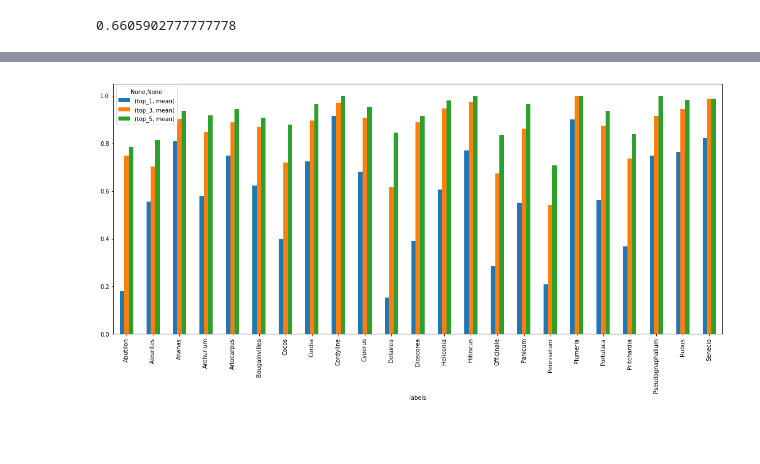
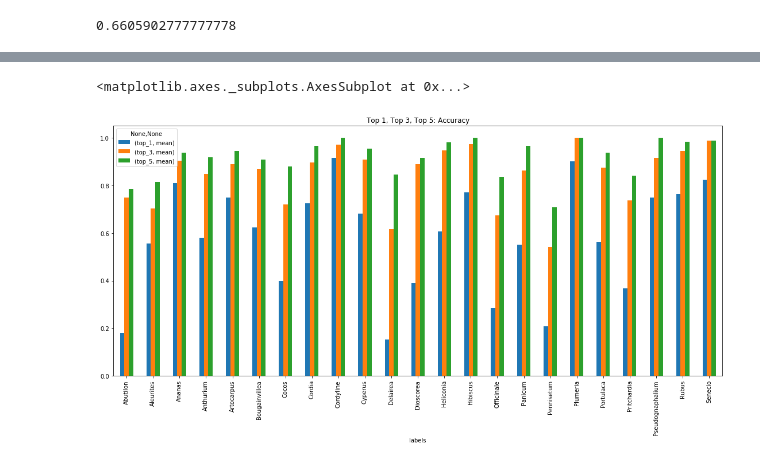
Before and after one commit to HACC2018/ohia.ai, a Jupyter notebook: machine_learning/accuracy_mobilenetv1.ipynb, the cells around one changed output, grey strips where cells are left out. Saved outputs shown, nothing was run; the diff lists cells and outputs as text; code cells hidden in the pictures; blank space fills up the shorter version.

```diff
--- a/machine_learning/accuracy_mobilenetv1.ipynb
+++ b/machine_learning/accuracy_mobilenetv1.ipynb
@@ -127,3 +137,13 @@ accuracy_sort[:,-1].mean()
 top_1 = accuracy_sort[:,-1:].sum(axis=1)>0
 top_3 = accuracy_sort[:,-3:].sum(axis=1)>0
 top_5 = accuracy_sort[:,-5:].sum(axis=1)>0
+
+comb_all = pd.DataFrame({
+    "labels": valid_labels,
+    "top_1": top_1,
+    "top_3": top_3,
+    "top_5": top_5
+})
+comb_all = comb_all.groupby(["labels"])
+comb_all = comb_all.agg(['mean'])
+comb_all.head(100)
@@ -162,5 +170,6 @@ comb.head(100)
 # %%
 import matplotlib.pyplot as plt
-plot = comb.plot.bar(figsize=(19,8))
+comb_all.plot.bar(figsize=(19,8), title="Top 1, Top 3, Top 5: Accuracy")
 # %% [output]
+<matplotlib.axes._subplots.AxesSubplot at 0x...>
-[figure, old version]
+[figure, new version]
```
Also changed, not shown: parts of 12 cells of this notebook.
